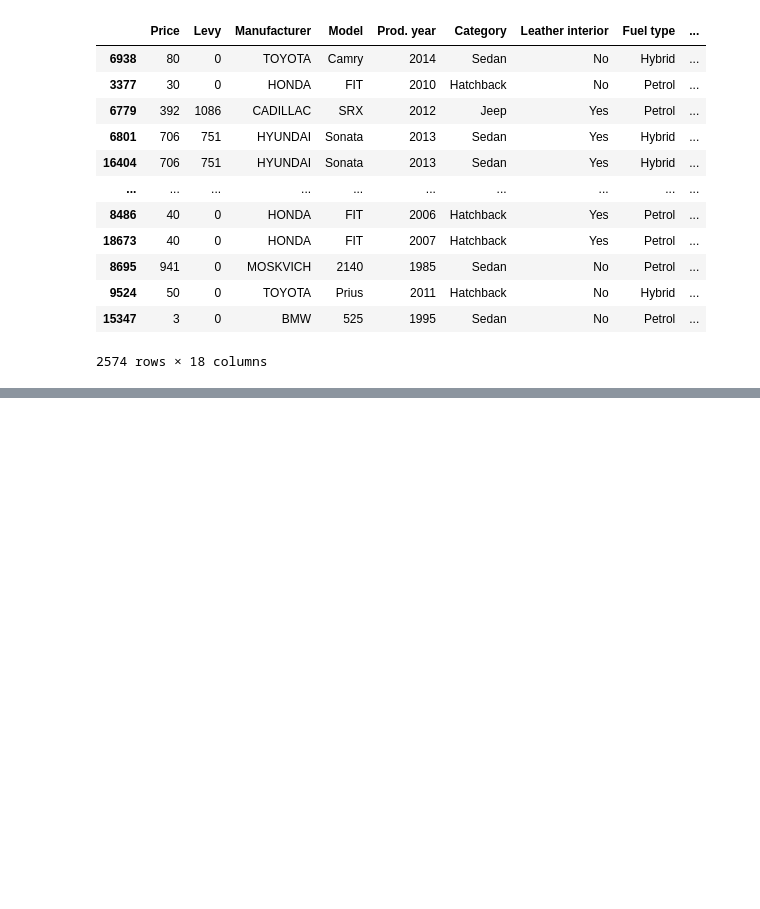
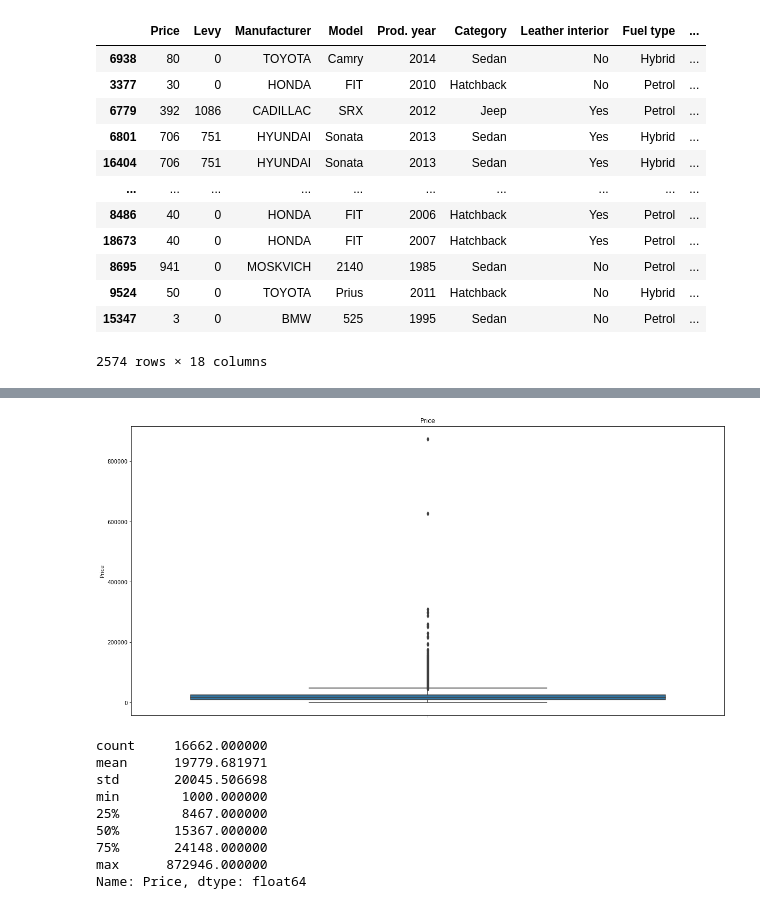
Before and after one commit to sshahidi7/Capstone---Group-3, a Jupyter notebook: Untitled.ipynb, the cells around one changed output, grey strips where cells are left out. Saved outputs shown, nothing was run; the diff lists cells and outputs as text; code cells hidden in the pictures; blank space fills up the shorter version.

```diff
--- a/Untitled.ipynb
+++ b/Untitled.ipynb
@@ -435,0 +452,4 @@ df[df.Price<1000].sort_values('Mileage')
+# %%
+low_price_cars_indeces = df[df.Price<1000].index
+Non_low_price_cars = df.drop(index=low_price_cars_indeces)
+Non_low_price_cars
@@ -435,0 +470,16 @@ df[df.Price<1000].sort_values('Mileage')
+# %%
+plt.title('Price')
+sns.boxplot(y=Non_low_price_cars.Price)
+plt.show()
+print(Non_low_price_cars.Price.describe())
+# %% [output]
+[figure, added]
+count     16662.000000
+mean      19779.681971
+std       20045.506698
+min        1000.000000
+25%        8467.000000
+50%       15367.000000
+75%       24148.000000
+max      872946.000000
+Name: Price, dtype: float64
```
Also changed, not shown: parts of 14 cells of this notebook.
